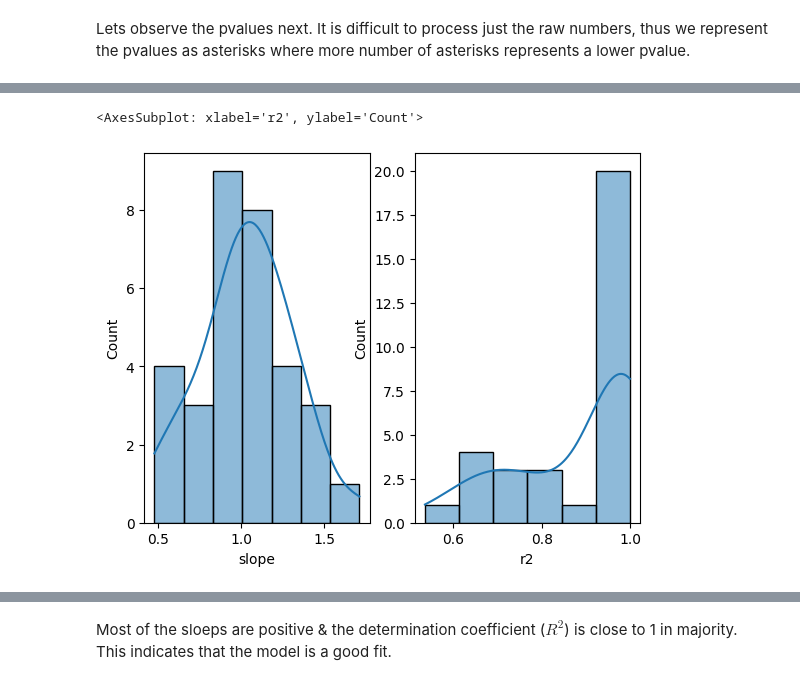
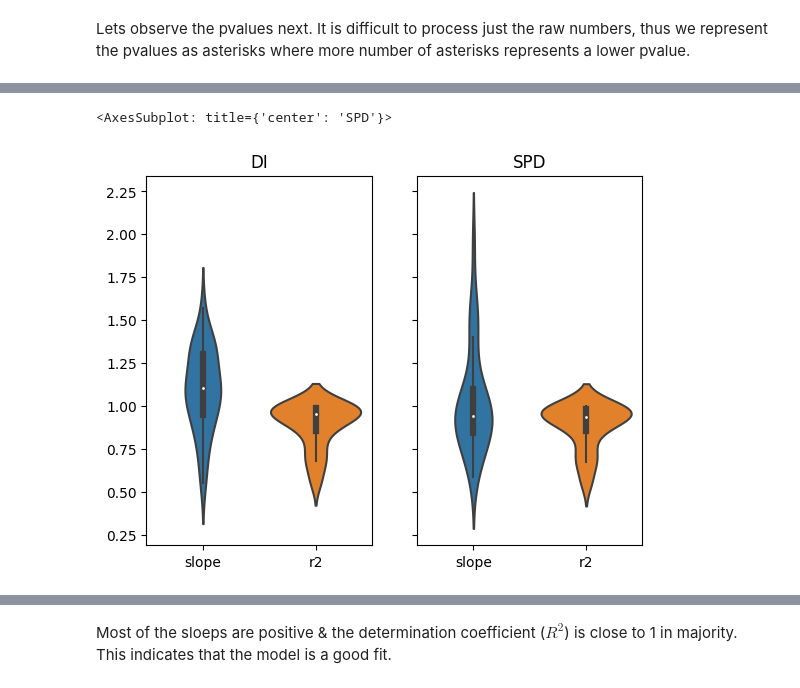
Before and after one commit to arumoy-shome/shome2022qualitative, a Jupyter notebook: docs/exp-training-sets.ipynb, the cells around one changed output, grey strips where cells are left out. Saved outputs shown, nothing was run; the diff lists cells and outputs as text; code cells hidden in the pictures.

```diff
--- a/docs/exp-training-sets.ipynb
+++ b/docs/exp-training-sets.ipynb
@@ -96,13 +113,13 @@ For simplicity, we limit our analysis to the DI fairness metric & the RF classif
 
 # each vector should contain num_features*50 points
 
-datasets = data["dataset_label"].unique().tolist()
+datasets = data["dataset"].unique().tolist()
 models = data["model"].unique().tolist()
 models.remove("None")
 
 for dataset in datasets:
     _ = data[
-        (data["dataset_label"] == dataset) &
+        (data["dataset"] == dataset) &
         (data["model"] == "None")
     ]
     assert _.shape[0] == len(_["frac"].unique().tolist())*50
@@ -110,7 +127,7 @@ for dataset in datasets:
 
     for model in models:
         _ = data[
-            (data["dataset_label"] == dataset) &
+            (data["dataset"] == dataset) &
             (data["model"] == model)
         ]
     assert _.shape[0] == len(_["frac"].unique().tolist())*50
@@ -210,0 +294,15 @@ di_pvalues shape: (40, 3)
+# %%
+_ = data[
+    (data["dataset"] == "adult-sex")
+]
+g = sns.FacetGrid(
+    data=_.melt(id_vars=id_vars),
+    col="model",
+)
+g.map_dataframe(
+    sns.boxplot,
+    x="frac",
+    y="value",
+    hue="variable",
+)
+g.add_legend()
@@ -359,24 +600,23 @@ reg
 # %%
 fig, axs = plt.subplots(
     nrows=1,
     ncols=2,
+    sharey=True,
 )
 
-ax= axs[0]
-sns.histplot(
-    data=reg,
-    x="slope",
+ax = axs[0]
+ax.set_title("DI")
+sns.violinplot(
+    data=reg.loc[(reg["metric"] == "DI"), ["slope", "r2"]],
     ax=ax,
-    kde=True,
 )
 
-ax= axs[1]
-sns.histplot(
-    data=reg,
-    x="r2",
+ax = axs[1]
+ax.set_title("SPD")
+sns.violinplot(
+    data=reg.loc[(reg["metric"] == "SPD"), ["slope", "r2"]],
     ax=ax,
-    kde=True,
 )
 # %% [output]
-<AxesSubplot: xlabel='r2', ylabel='Count'>
+<AxesSubplot: title={'center': 'SPD'}>
-[figure, old version]
+[figure, new version]
```
Also changed, not shown: parts of 36 cells of this notebook, 2 other files.
